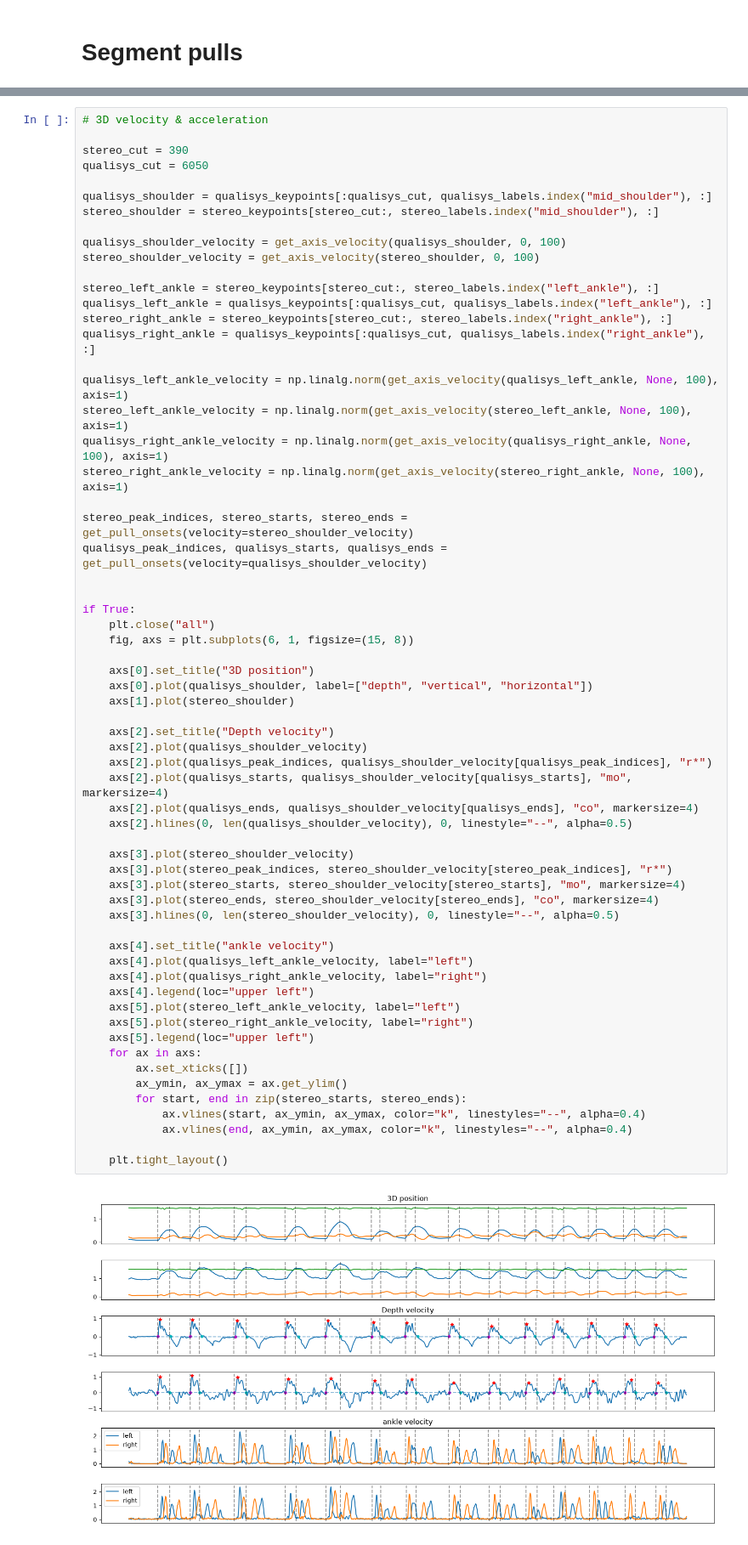
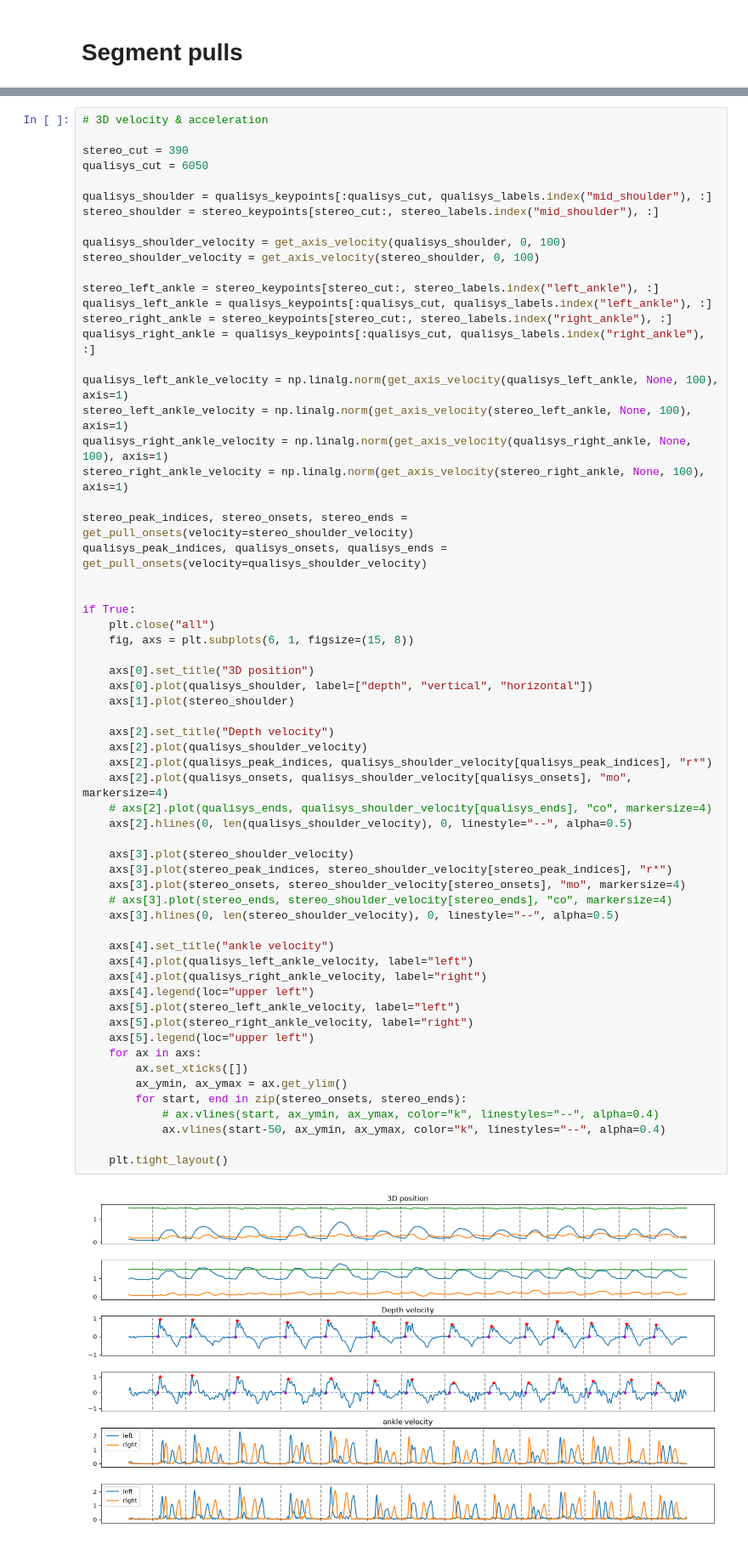
Before and after one commit to MateUnger/Realsense, a Jupyter notebook: PullTest.ipynb, the cells around one changed output, grey strips where cells are left out. Shown at 85% size. Cells and saved outputs as stored; diff of their text form.

```diff
--- a/PullTest.ipynb
+++ b/PullTest.ipynb
@@ -88,45 +61,45 @@ stereo_left_ankle_velocity = np.linalg.norm(get_axis_velocity(stereo_left_ankle,
 qualisys_right_ankle_velocity = np.linalg.norm(get_axis_velocity(qualisys_right_ankle, None, 100), axis=1)
 stereo_right_ankle_velocity = np.linalg.norm(get_axis_velocity(stereo_right_ankle, None, 100), axis=1)
 
-stereo_peak_indices, stereo_starts, stereo_ends = get_pull_onsets(velocity=stereo_shoulder_velocity)
-qualisys_peak_indices, qualisys_starts, qualisys_ends = get_pull_onsets(velocity=qualisys_shoulder_velocity)
+stereo_peak_indices, stereo_onsets, stereo_ends = get_pull_onsets(velocity=stereo_shoulder_velocity)
+qualisys_peak_indices, qualisys_onsets, qualisys_ends = get_pull_onsets(velocity=qualisys_shoulder_velocity)
 
 
 if True:
     plt.close("all")
     fig, axs = plt.subplots(6, 1, figsize=(15, 8))
 
     axs[0].set_title("3D position")
     axs[0].plot(qualisys_shoulder, label=["depth", "vertical", "horizontal"])
     axs[1].plot(stereo_shoulder)
 
     axs[2].set_title("Depth velocity")
     axs[2].plot(qualisys_shoulder_velocity)
     axs[2].plot(qualisys_peak_indices, qualisys_shoulder_velocity[qualisys_peak_indices], "r*")
-    axs[2].plot(qualisys_starts, qualisys_shoulder_velocity[qualisys_starts], "mo", markersize=4)
-    axs[2].plot(qualisys_ends, qualisys_shoulder_velocity[qualisys_ends], "co", markersize=4)
+    axs[2].plot(qualisys_onsets, qualisys_shoulder_velocity[qualisys_onsets], "mo", markersize=4)
+    # axs[2].plot(qualisys_ends, qualisys_shoulder_velocity[qualisys_ends], "co", markersize=4)
     axs[2].hlines(0, len(qualisys_shoulder_velocity), 0, linestyle="--", alpha=0.5)
 
     axs[3].plot(stereo_shoulder_velocity)
     axs[3].plot(stereo_peak_indices, stereo_shoulder_velocity[stereo_peak_indices], "r*")
-    axs[3].plot(stereo_starts, stereo_shoulder_velocity[stereo_starts], "mo", markersize=4)
-    axs[3].plot(stereo_ends, stereo_shoulder_velocity[stereo_ends], "co", markersize=4)
+    axs[3].plot(stereo_onsets, stereo_shoulder_velocity[stereo_onsets], "mo", markersize=4)
+    # axs[3].plot(stereo_ends, stereo_shoulder_velocity[stereo_ends], "co", markersize=4)
     axs[3].hlines(0, len(stereo_shoulder_velocity), 0, linestyle="--", alpha=0.5)
 
     axs[4].set_title("ankle velocity")
     axs[4].plot(qualisys_left_ankle_velocity, label="left")
     axs[4].plot(qualisys_right_ankle_velocity, label="right")
     axs[4].legend(loc="upper left")
     axs[5].plot(stereo_left_ankle_velocity, label="left")
     axs[5].plot(stereo_right_ankle_velocity, label="right")
     axs[5].legend(loc="upper left")
     for ax in axs:
         ax.set_xticks([])
         ax_ymin, ax_ymax = ax.get_ylim()
-        for start, end in zip(stereo_starts, stereo_ends):
-            ax.vlines(start, ax_ymin, ax_ymax, color="k", linestyles="--", alpha=0.4)
-            ax.vlines(end, ax_ymin, ax_ymax, color="k", linestyles="--", alpha=0.4)
+        for start, end in zip(stereo_onsets, stereo_ends):
+            # ax.vlines(start, ax_ymin, ax_ymax, color="k", linestyles="--", alpha=0.4)
+            ax.vlines(start-50, ax_ymin, ax_ymax, color="k", linestyles="--", alpha=0.4)
 
     plt.tight_layout()
 # %% [output]
-[figure, old version]
+[figure, new version]
```
Also changed, not shown: parts of 9 cells of this notebook, 1 other file.
